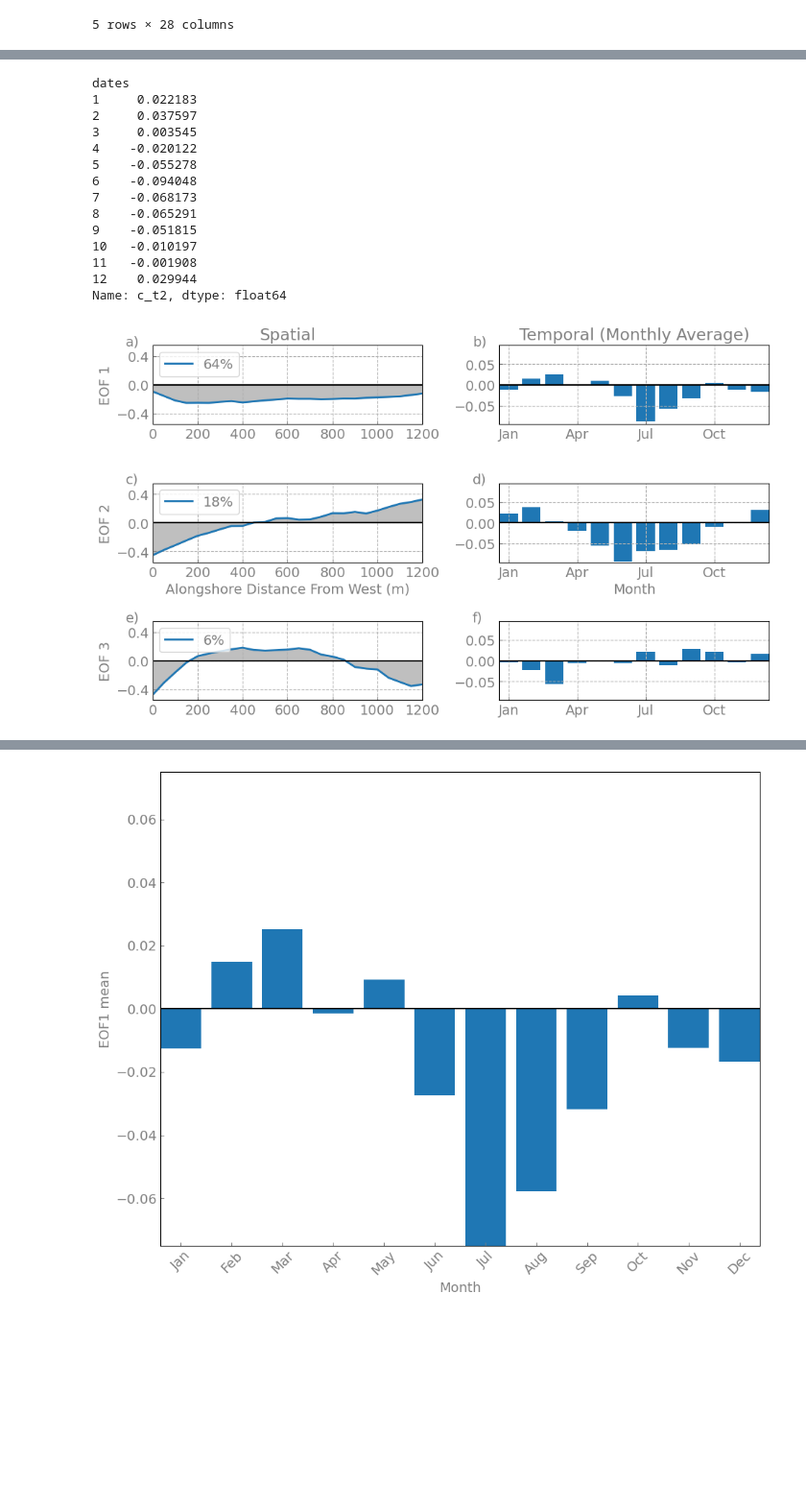
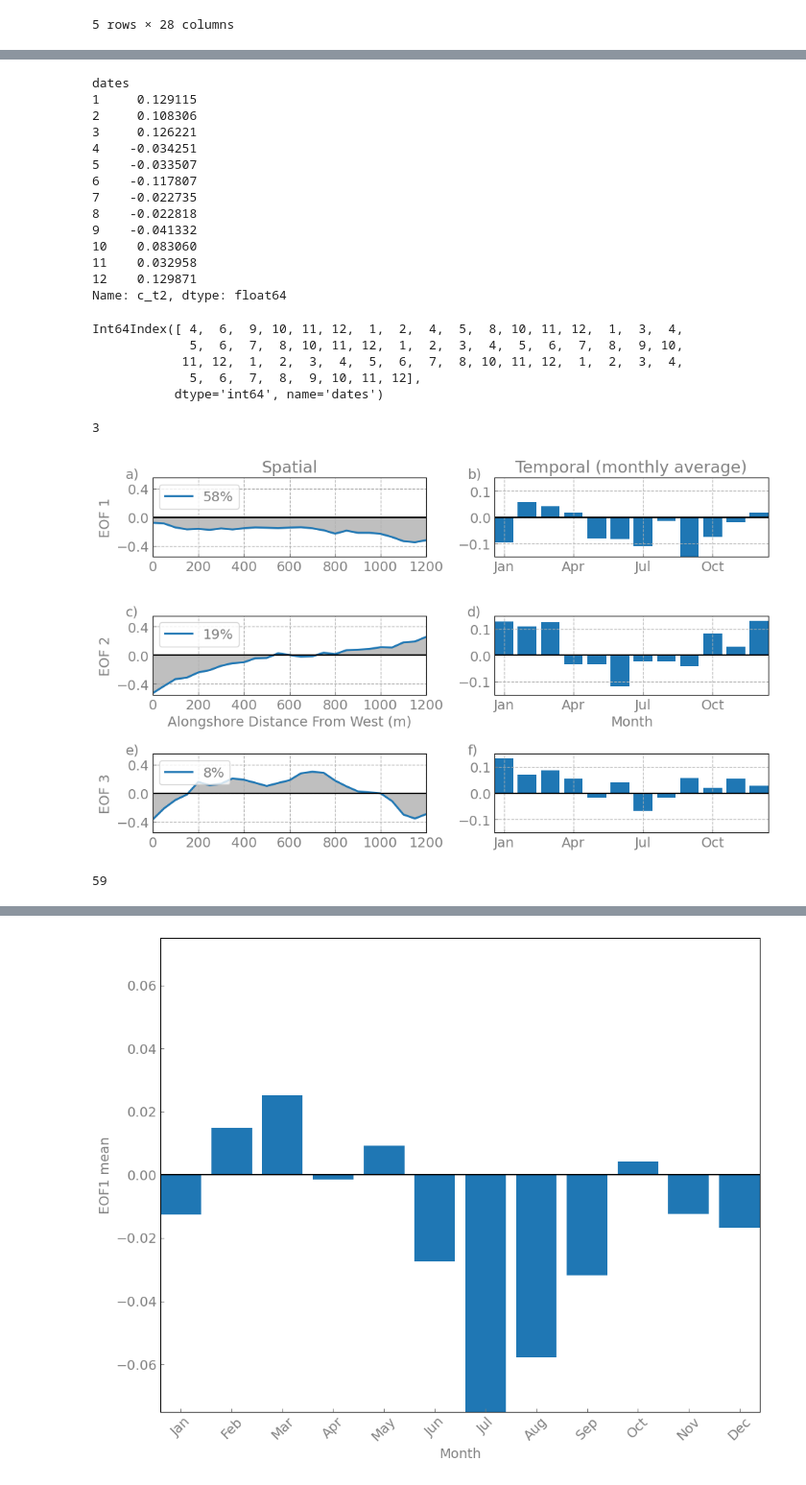
Before and after one commit to james-th94/NaturalShorelineVariability_Grassy, a Jupyter notebook: src/Notebooks/EOF_PCA_Shorelines_All.ipynb, the cells around one changed output, grey strips where cells are left out. Shown at 96% size. Drawn from its saved outputs; the diff is of its cells as text; code cells hidden in the pictures; blank space fills up the shorter version.

```diff
--- a/src/Notebooks/EOF_PCA_Shorelines_All.ipynb
+++ b/src/Notebooks/EOF_PCA_Shorelines_All.ipynb
@@ -153,7 +147,8 @@ dfPlot.head()
 # %%
 # Try with resampling
 df = dfRaw.copy(deep = True)
-df = df.resample(resamplePeriod).mean()
+# df = dfRaw.truncate(before = '2015-01-31')
+df = df.resample('1MS').mean()
 df = df.dropna()
 df
 # %% [output]
@@ -204,6 +199,8 @@ k = sum(map(lambda x : x > minVarianceOfInterest, pOfVar)) # number of eigenfunc
 if k == 1:
     k = 2
 
+k =3
+
 # Weights
 w = [np.sqrt(eigenValues[i]*y.size) for i in range(k)]
 
@@ -297,6 +290,7 @@ fig, axes = plt.subplots(nrows = k, ncols = 2, figsize = figSize, tight_layout =
 numTransects = len(e_x)
 xtickLabels = df.columns[::4]
 xticks = np.arange(0, numTransects)[::4]
+yRangeTemp = [-0.25,0.25]
 
 for i in range(k):
     axes[i,0].plot(np.real(e_x[:,i]), label = f'{np.round(pOfVar[i], 2)}%')
@@ -340,19 +335,31 @@ xtickMonths = ['Jan', 'Feb', 'Mar', 'Apr', 'May', 'Jun', 'Jul', 'Aug', 'Sep', 'O
 df.groupby(df.index.month)[f'c_t{2}'].mean()
 # %% [output]
 dates
-1     0.022183
-2     0.037597
-3     0.003545
-4    -0.020122
-5    -0.055278
-6    -0.094048
-7    -0.068173
-8    -0.065291
-9    -0.051815
-10   -0.010197
-11   -0.001908
-12    0.029944
+1     0.129115
+2     0.108306
+3     0.126221
+4    -0.034251
+5    -0.033507
+6    -0.117807
+7    -0.022735
+8    -0.022818
+9    -0.041332
+10    0.083060
+11    0.032958
+12    0.129871
 Name: c_t2, dtype: float64
+# %%
+df.index.month
+# %% [output]
+Int64Index([ 4,  6,  9, 10, 11, 12,  1,  2,  4,  5,  8, 10, 11, 12,  1,  3,  4,
+             5,  6,  7,  8, 10, 11, 12,  1,  2,  3,  4,  5,  6,  7,  8,  9, 10,
+            11, 12,  1,  2,  3,  4,  5,  6,  7,  8, 10, 11, 12,  1,  2,  3,  4,
+             5,  6,  7,  8,  9, 10, 11, 12],
+           dtype='int64', name='dates')
+# %%
+k
+# %% [output]
+3
 # %%
 # Plot
 
@@ -363,33 +370,38 @@ xticks = np.arange(0, numTransects)[::4]
 
 for i in range(k):
     axes[i,0].plot(np.real(e_x[:,i]), label = f'{int(np.round(pOfVar[i],0))}%', lw = 2)
     axes[i,0].fill_between(np.arange(0, numTransects), np.real(e_x[:,i]), color = 'grey', alpha = 0.5)
     axes[i,0].set_ylabel(f'EOF {i+1}')
     axes[i,0].set_ylim(yRange)
     axes[i,0].set_yticks([-0.4,0,0.4])
     axes[i,0].legend(loc = labelLoc)
     axes[i,1].bar(xtickMonths, df.groupby(df.index.month)[f'c_t{i+1}'].mean())
-    axes[i,1].set_ylim(-0.095, 0.095)
-    axes[i,1].set_yticks([-0.05,0,0.05])
+    axes[i,1].set_ylim(-0.15, 0.15)
+    axes[i,1].set_yticks([-0.1,0,0.1])
     for j in range(2):
         axes[i,j].autoscale(enable = True, axis ='x', tight = True)
         axes[i,j].axhline(0, color = 'k')
         axes[i,j].tick_params(direction="in")
         axes[i,j].text(-0.1, 1, labelLetters[i][j], transform=axes[i,j].transAxes)
         axes[i,j].grid(ls = '--')
     axes[i,0].set_xticks(xticks)
     axes[i,0].set_xticklabels(xtickLabels)
     axes[i,1].set_xticks([0,3,6,9])
 
 
 # Spatial and Temporal Titles
+colTitles = ['Spatial', 'Temporal (monthly average)']
 for ax, col in zip(axes[0], colTitles):
     ax.set_title(col)
 axes[1,0].set_xlabel(xTitle)
 axes[1,1].set_xlabel('Month')
 
 plt.show()
 
 # plt.savefig(plot2Name, dpi = resolution, bbox_inches = "tight")
 # %% [output]
-[figure, old version]
+[figure, new version]
+# %%
+len(df)
+# %% [output]
+59
```
Also changed, not shown: parts of 11 cells of this notebook.
